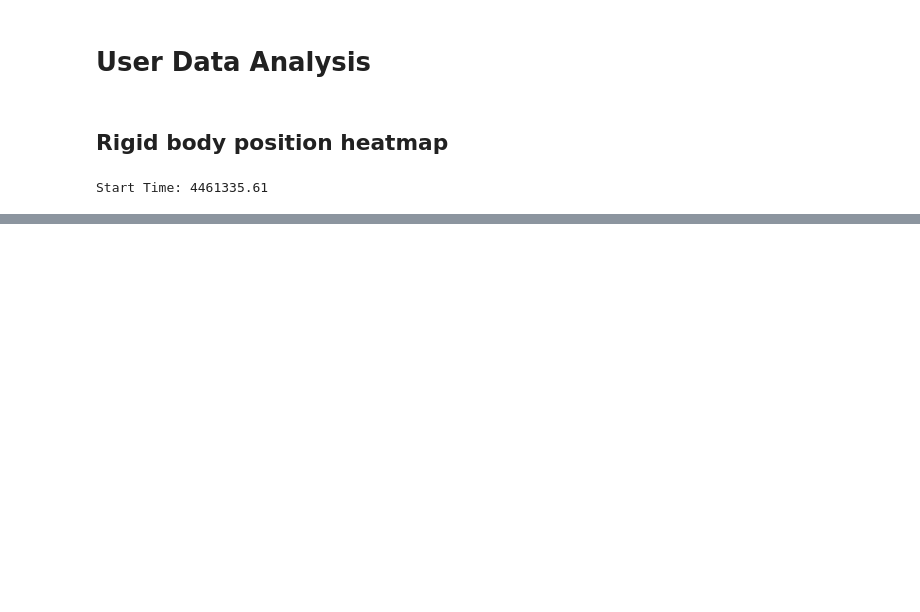
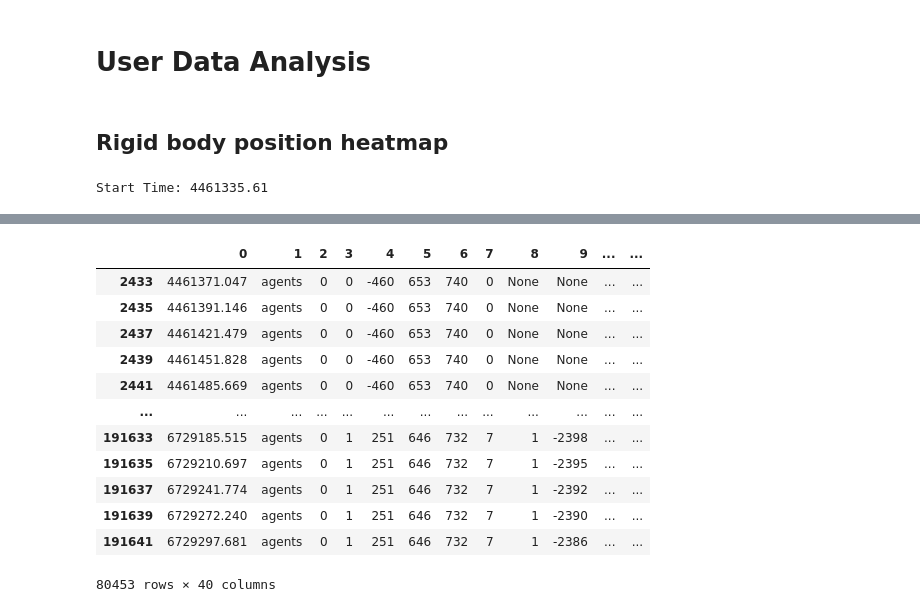
Before and after one commit to pedro-lucas-bravo/master_thesis_data_analysis, a Jupyter notebook: 7-users.ipynb, the cells around one changed output, grey strips where cells are left out. Saved outputs shown, nothing was run; the diff lists cells and outputs as text; code cells hidden in the pictures; blank space fills up the shorter version.

Commit message:
Start to work on agents user position

```diff
--- a/7-users.ipynb
+++ b/7-users.ipynb
@@ -108,0 +116,17 @@ createRoomHeatmap(heatmap_x_y, heatmap_x_z, 'gist_ncar', limit)
+# %%
+agents_data = filterData(user_data, 'agents', startTime)
+agents_data
+# %% [output]
+|  | 0 | 1 | 2 | 3 | 4 | 5 | 6 | 7 | 8 | 9 | ... | ... |
+| 2433 | 4461371.047 | agents | 0 | 0 | -460 | 653 | 740 | 0 | None | None | ... | ... |
+| 2435 | 4461391.146 | agents | 0 | 0 | -460 | 653 | 740 | 0 | None | None | ... | ... |
+| 2437 | 4461421.479 | agents | 0 | 0 | -460 | 653 | 740 | 0 | None | None | ... | ... |
+| 2439 | 4461451.828 | agents | 0 | 0 | -460 | 653 | 740 | 0 | None | None | ... | ... |
+| 2441 | 4461485.669 | agents | 0 | 0 | -460 | 653 | 740 | 0 | None | None | ... | ... |
+| ... | ... | ... | ... | ... | ... | ... | ... | ... | ... | ... | ... | ... |
+| 191633 | 6729185.515 | agents | 0 | 1 | 251 | 646 | 732 | 7 | 1 | -2398 | ... | ... |
+| 191635 | 6729210.697 | agents | 0 | 1 | 251 | 646 | 732 | 7 | 1 | -2395 | ... | ... |
+| 191637 | 6729241.774 | agents | 0 | 1 | 251 | 646 | 732 | 7 | 1 | -2392 | ... | ... |
+| 191639 | 6729272.240 | agents | 0 | 1 | 251 | 646 | 732 | 7 | 1 | -2390 | ... | ... |
+| 191641 | 6729297.681 | agents | 0 | 1 | 251 | 646 | 732 | 7 | 1 | -2386 | ... | ... |
+80453 rows × 40 columns
```
Also changed, not shown: parts of 2 cells of this notebook.
